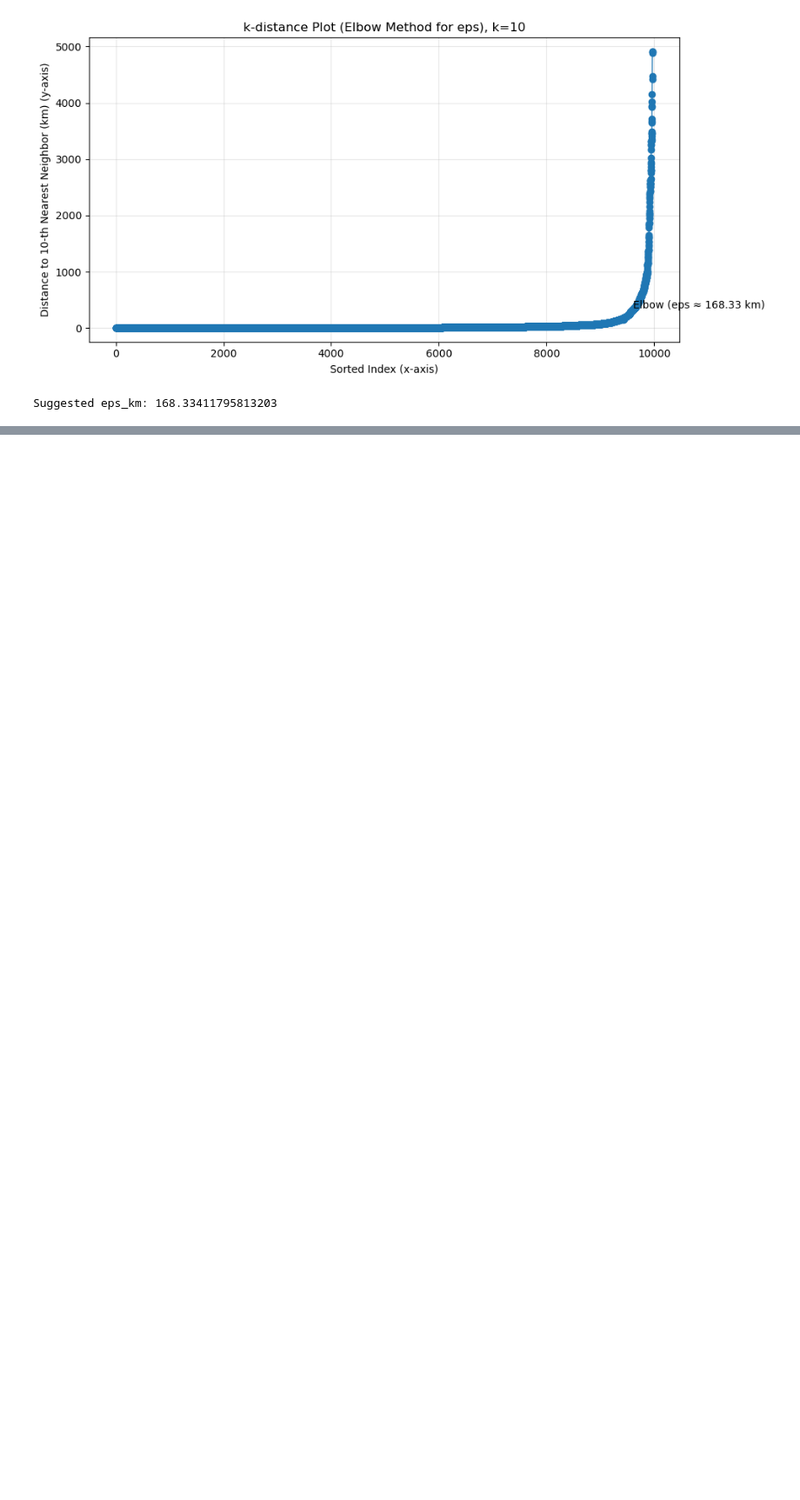
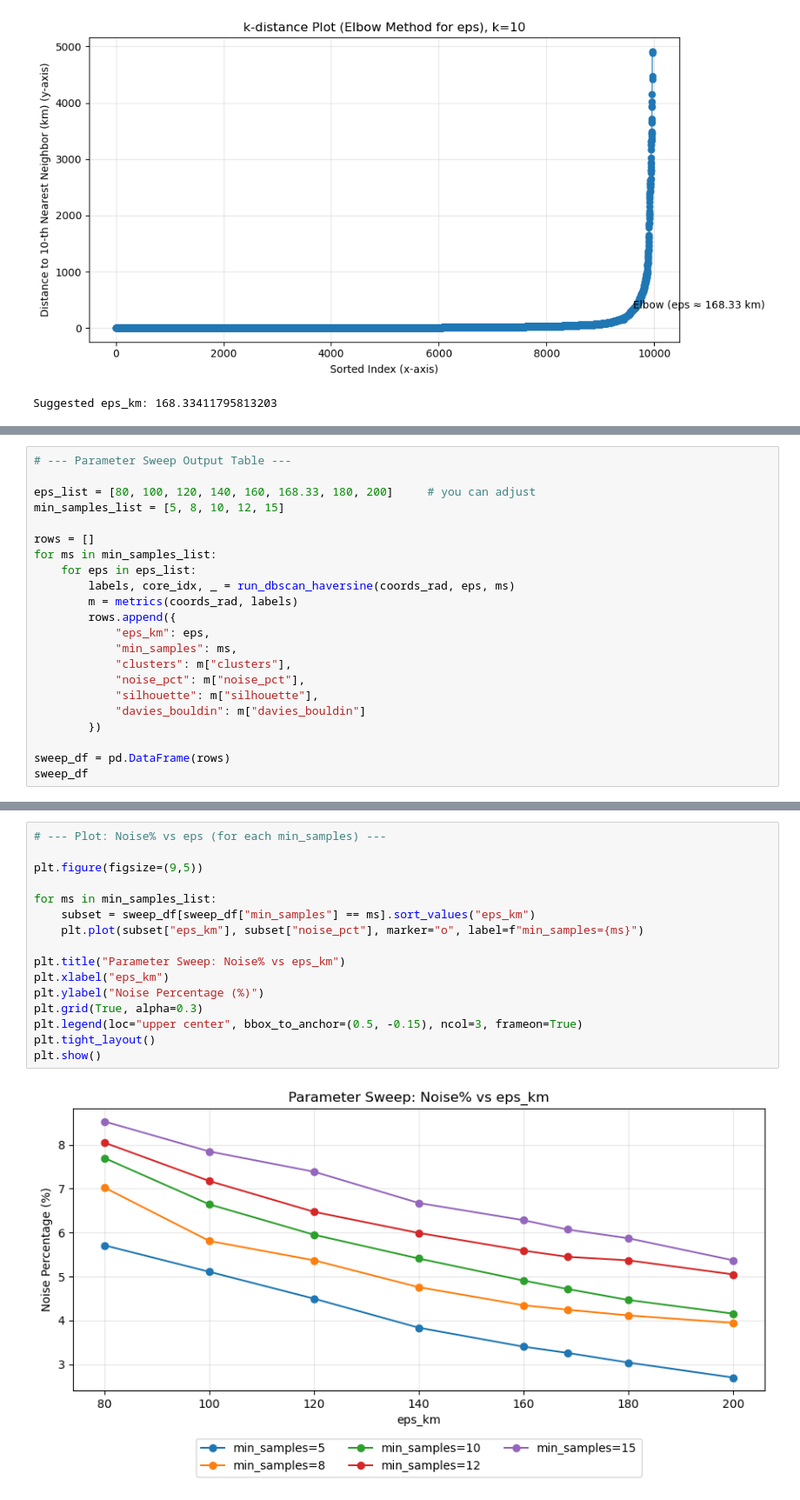
Before and after one commit to sandipbhandari1/AI-Course-Work, a Jupyter notebook: Earthquake.ipynb, the cells around one changed output, grey strips where cells are left out. Shown at 87% size. Saved outputs shown, nothing was run; the diff lists cells and outputs as text; blank space fills up the shorter version.

Commit message:
Parameter Sweep Output Tabl and Plot: Noise% vs eps (for each min_samples)

```diff
--- a/Earthquake.ipynb
+++ b/Earthquake.ipynb
@@ -380,0 +434,22 @@ Suggested eps_km: 168.33411795813203
+# %%
+# --- Parameter Sweep Output Table ---
+
+eps_list = [80, 100, 120, 140, 160, 168.33, 180, 200]     # you can adjust
+min_samples_list = [5, 8, 10, 12, 15]
+
+rows = []
+for ms in min_samples_list:
+    for eps in eps_list:
+        labels, core_idx, _ = run_dbscan_haversine(coords_rad, eps, ms)
+        m = metrics(coords_rad, labels)
+        rows.append({
+            "eps_km": eps,
+            "min_samples": ms,
+            "clusters": m["clusters"],
+            "noise_pct": m["noise_pct"],
+            "silhouette": m["silhouette"],
+            "davies_bouldin": m["davies_bouldin"]
+        })
+
+sweep_df = pd.DataFrame(rows)
+sweep_df
@@ -380,0 +501,18 @@ Suggested eps_km: 168.33411795813203
+# %%
+# --- Plot: Noise% vs eps (for each min_samples) ---
+
+plt.figure(figsize=(9,5))
+
+for ms in min_samples_list:
+    subset = sweep_df[sweep_df["min_samples"] == ms].sort_values("eps_km")
+    plt.plot(subset["eps_km"], subset["noise_pct"], marker="o", label=f"min_samples={ms}")
+
+plt.title("Parameter Sweep: Noise% vs eps_km")
+plt.xlabel("eps_km")
+plt.ylabel("Noise Percentage (%)")
+plt.grid(True, alpha=0.3)
+plt.legend(loc="upper center", bbox_to_anchor=(0.5, -0.15), ncol=3, frameon=True)
+plt.tight_layout()
+plt.show()
+# %% [output]
+[figure, added]
```
Also changed, not shown: parts of 4 cells of this notebook.
